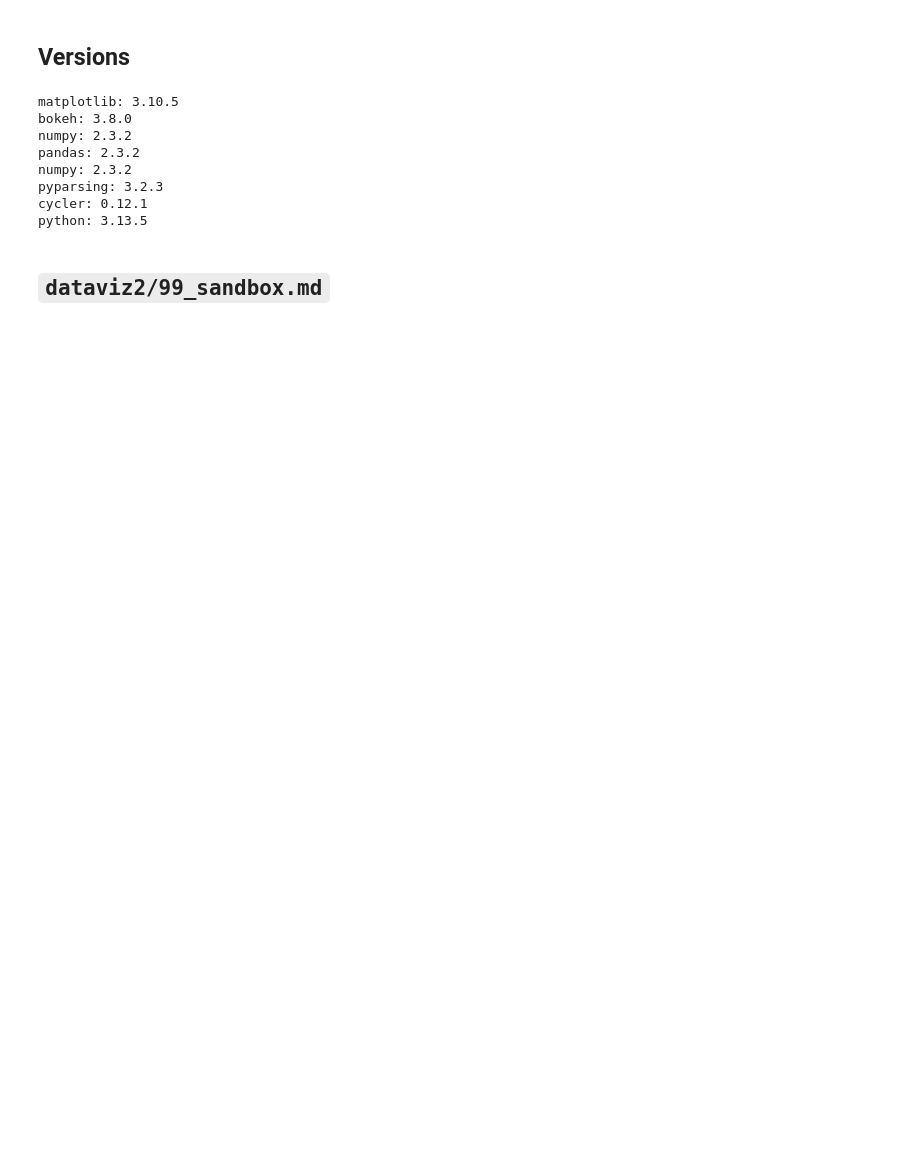
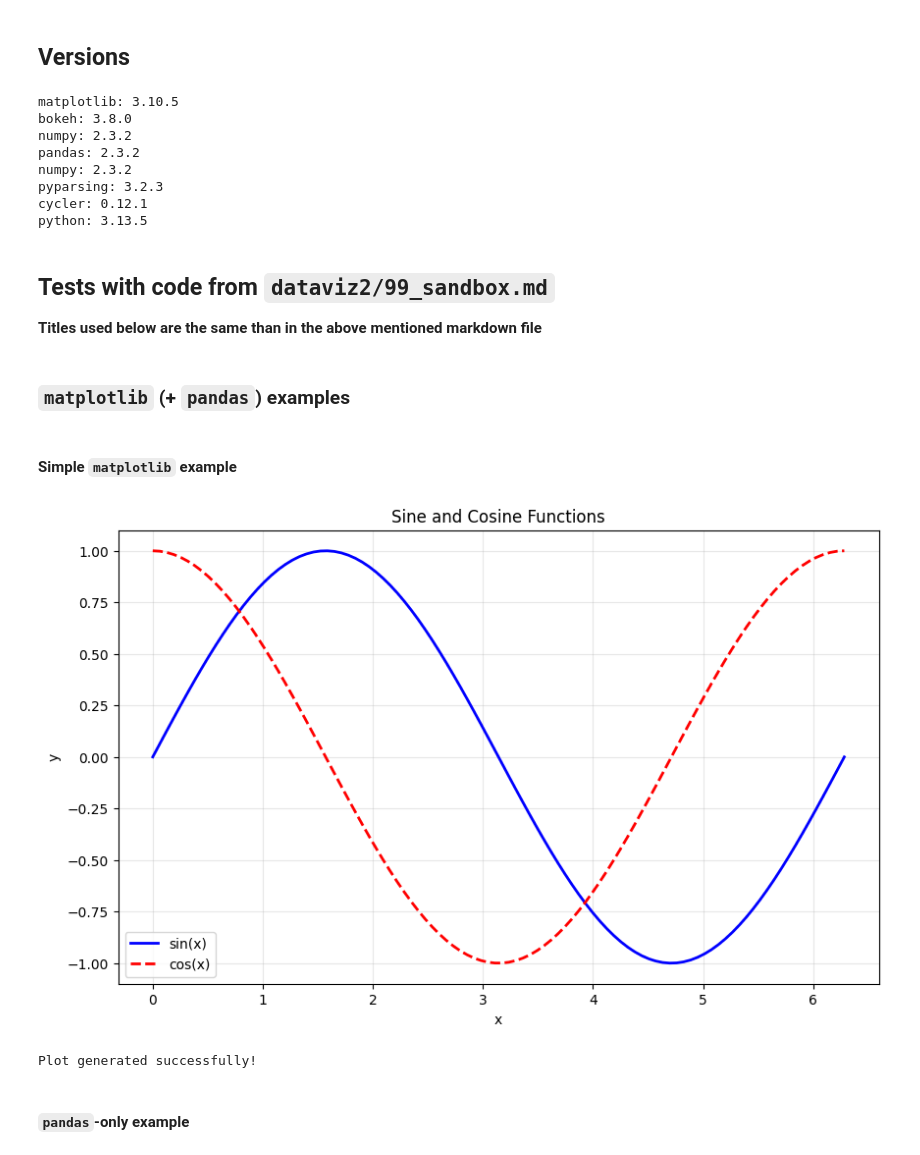
Before and after one commit to pointcarre-app/maths.pm, a Jupyter notebook: pms/dataviz2/files/99_test_consistency_codex_jupyter_local.ipynb, the cells around one changed output. Saved outputs shown, nothing was run; the diff lists cells and outputs as text; code cells hidden in the pictures; blank space fills up the shorter version.

```diff
--- a/pms/dataviz2/files/99_test_consistency_codex_jupyter_local.ipynb
+++ b/pms/dataviz2/files/99_test_consistency_codex_jupyter_local.ipynb
@@ -81,4 +73,5 @@ pyparsing: 3.2.3
 cycler: 0.12.1
 python: 3.13.5
 # %% [markdown]
-## `dataviz2/99_sandbox.md`
+## Tests with code from `dataviz2/99_sandbox.md`
+**Titles used below are the same than in the above mentioned markdown file**
@@ -86,0 +78,36 @@ python: 3.13.5
+# %% [markdown]
+### `matplotlib` (+ `pandas`) examples
+# %% [markdown]
+#### Simple `matplotlib` example
+# %%
+import matplotlib.pyplot as plt
+import numpy as np
+import warnings
+import matplotlib
+
+# Suppress matplotlib font warnings for cleaner output
+warnings.filterwarnings('ignore', message='findfont: Generic family')
+matplotlib.rcParams['font.family'] = 'DejaVu Sans'  # Use available fallback font
+
+# Create data
+x = np.linspace(0, 2 * np.pi, 100)
+y_sin = np.sin(x)
+y_cos = np.cos(x)
+
+# Create the plot
+plt.figure(figsize=(10, 6))
+plt.plot(x, y_sin, 'b-', label='sin(x)', linewidth=2)
+plt.plot(x, y_cos, 'r--', label='cos(x)', linewidth=2)
+plt.xlabel('x')
+plt.ylabel('y')
+plt.title('Sine and Cosine Functions')
+plt.legend()
+plt.grid(True, alpha=0.3)
+plt.show()
+
+print("Plot generated successfully!")
+# %% [output]
+[figure, added]
+Plot generated successfully!
+# %% [markdown]
+#### `pandas`-only example
```
Also changed, not shown: parts of 21 cells of this notebook, 7 other files.
